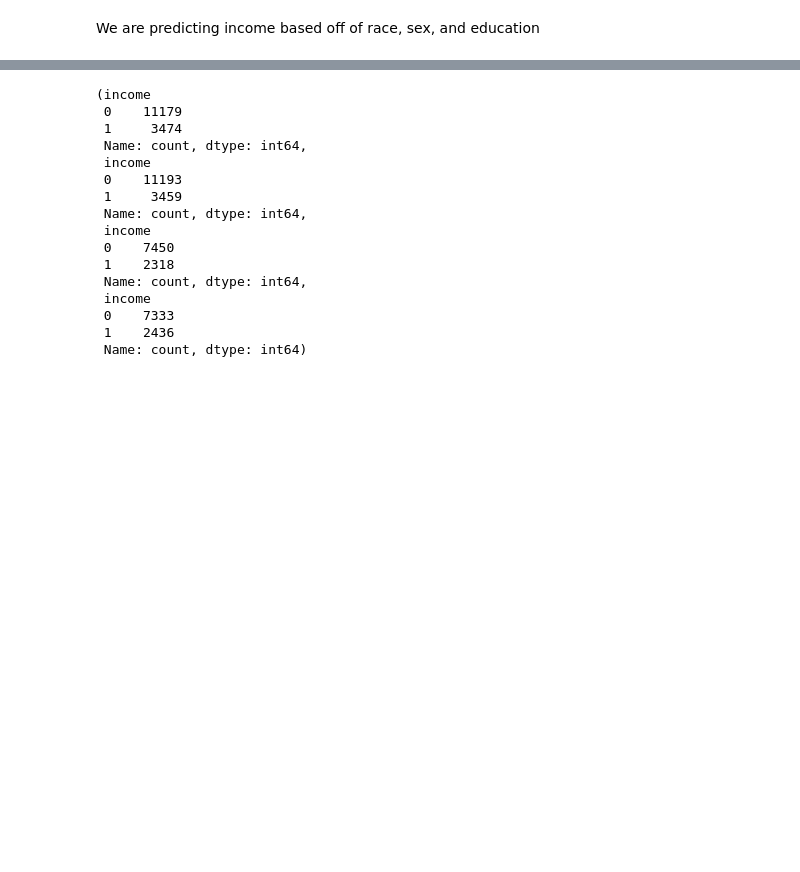
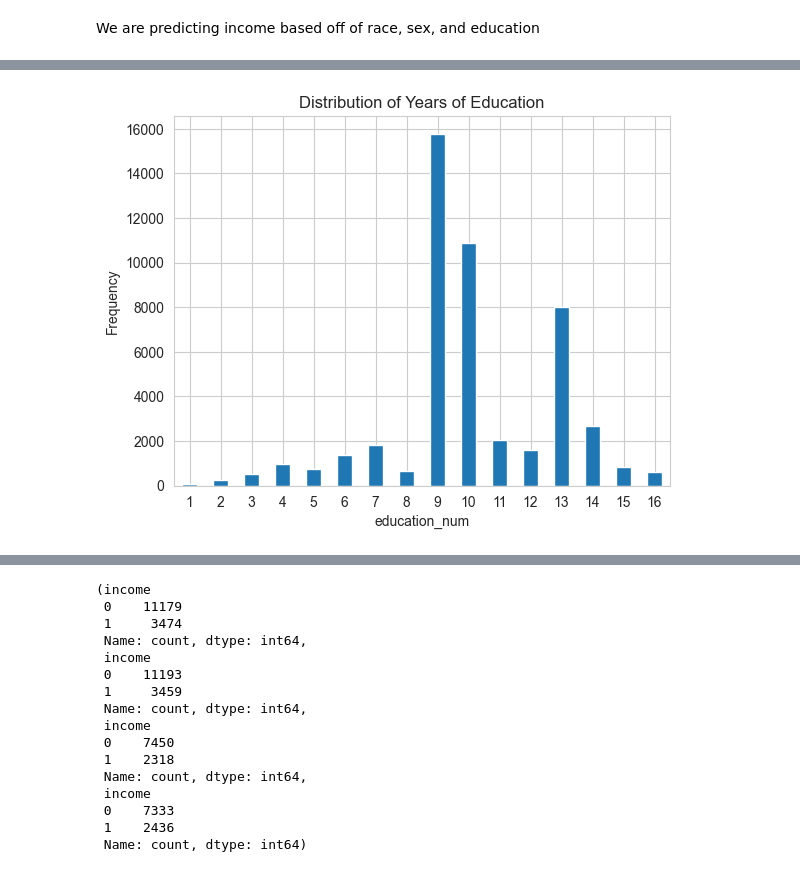
Before and after one commit to dianaggomez/FADE_extension, a Jupyter notebook: notebooks/preprocess_data.ipynb, the cells around one changed output, grey strips where cells are left out. Cells and saved outputs as stored; diff of their text form; code cells hidden in the pictures; blank space fills up the shorter version.

```diff
--- a/notebooks/preprocess_data.ipynb
+++ b/notebooks/preprocess_data.ipynb
@@ -4,6 +4,9 @@ import pandas as pd
 import pandas as pd
 import warnings
 warnings.filterwarnings('ignore')
+import matplotlib.pyplot as plt
+import seaborn as sns
+sns.set_style('whitegrid')
 
 from sklearn.model_selection import train_test_split
 # %%
@@ -176,0 +189,7 @@ train.head()
+# %%
+all_data['education_num'].value_counts().sort_index().plot(kind='bar', rot=0)
+plt.ylabel('Frequency')
+plt.title('Distribution of Years of Education')
+plt.show()
+# %% [output]
+[figure, added]
```
Also changed, not shown: parts of 28 cells of this notebook.
